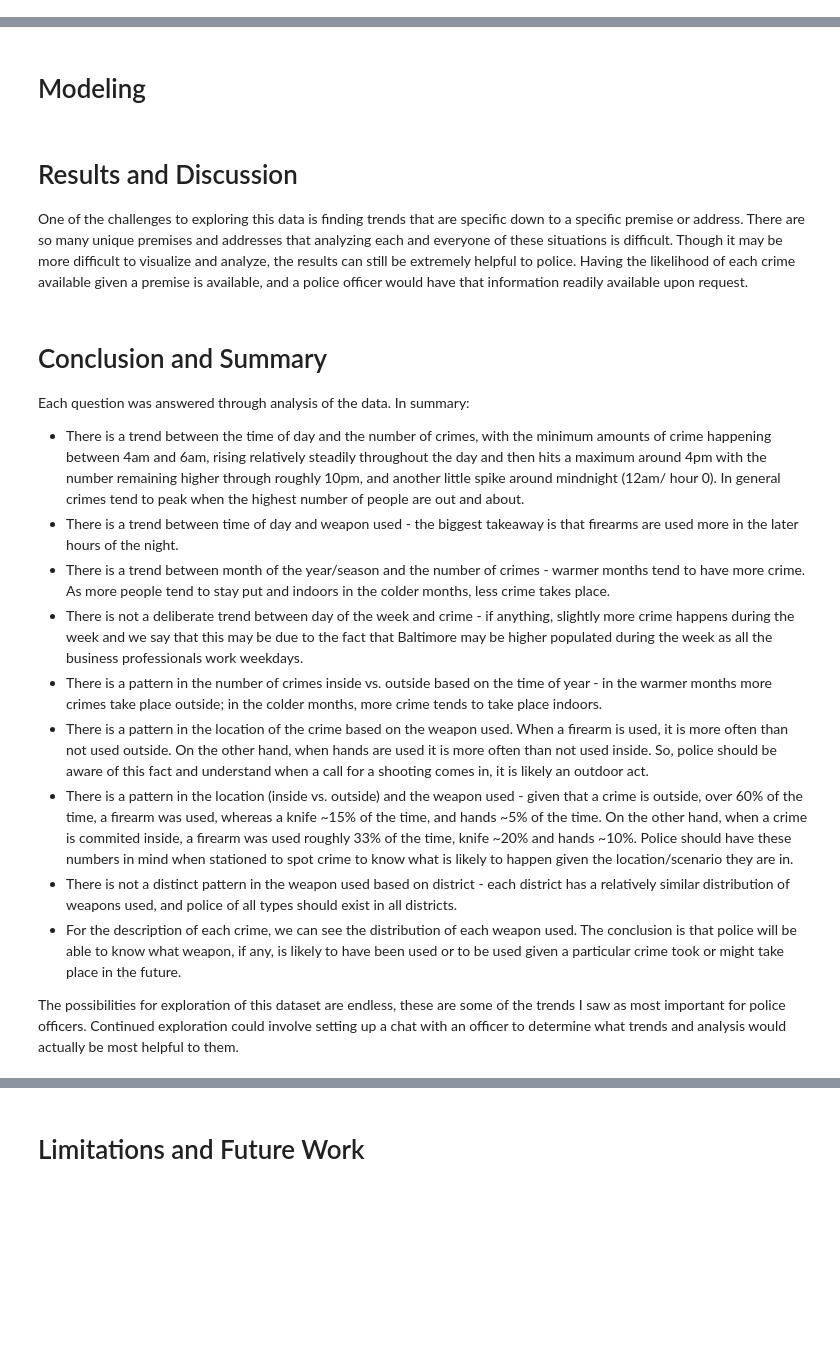
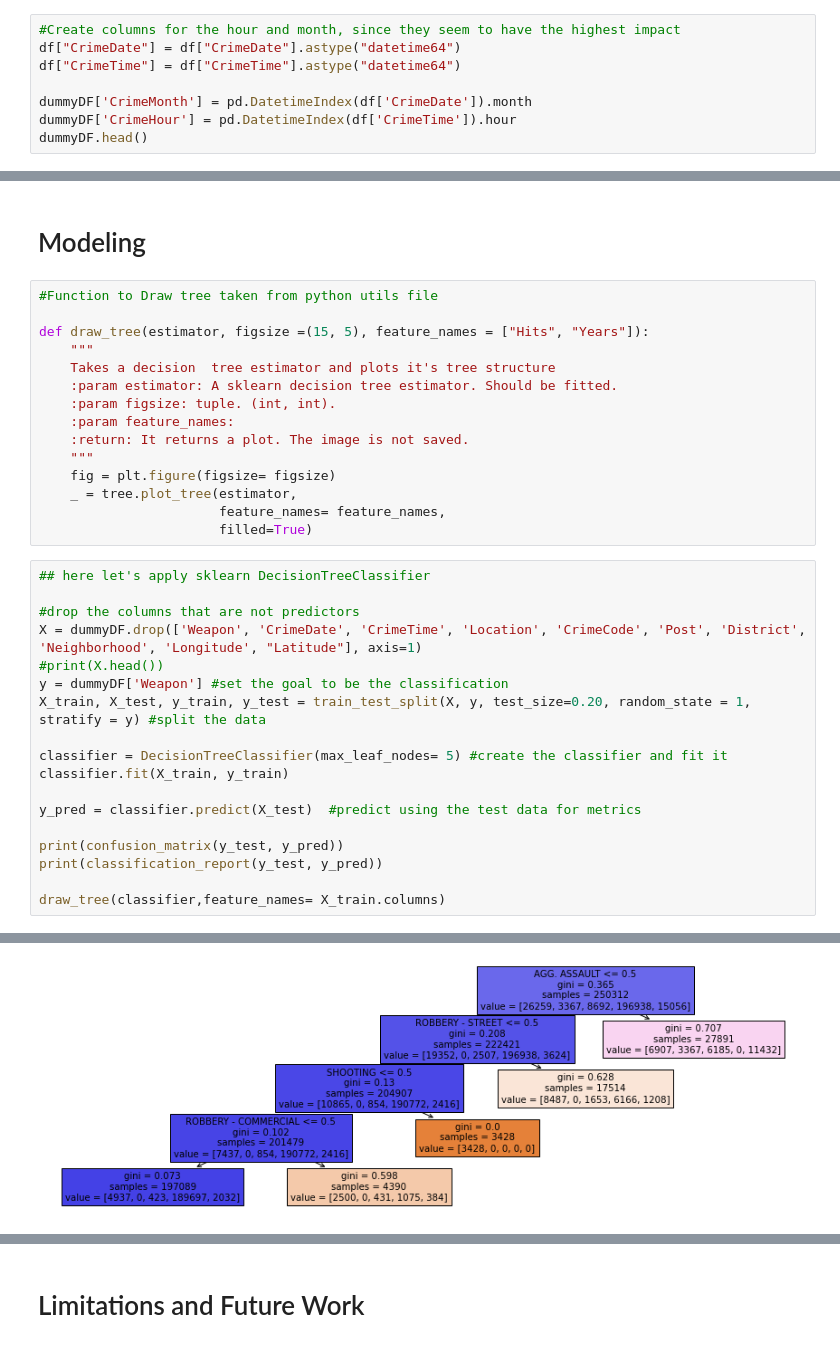
Before and after one commit to zvance1/predict-crime, a Jupyter notebook: notebooks/technical_report.ipynb, the cells around one changed output, grey strips where cells are left out. Saved outputs shown, nothing was run; the diff lists cells and outputs as text; blank space fills up the shorter version.

```diff
--- a/notebooks/technical_report.ipynb
+++ b/notebooks/technical_report.ipynb
@@ -313,0 +348,8 @@ To get the data ready to use in the models I will do some feature engineering fi
+# %%
+#Create columns for the hour and month, since they seem to have the highest impact
+df["CrimeDate"] = df["CrimeDate"].astype("datetime64")
+df["CrimeTime"] = df["CrimeTime"].astype("datetime64")
+
+dummyDF['CrimeMonth'] = pd.DatetimeIndex(df['CrimeDate']).month
+dummyDF['CrimeHour'] = pd.DatetimeIndex(df['CrimeTime']).hour
+dummyDF.head()
@@ -314,21 +366,36 @@ To get the data ready to use in the models I will do some feature engineering fi
 # %% [markdown]
 # Modeling
-# %% [markdown]
-# Results and Discussion
-
-One of the challenges to exploring this data is finding trends that are specific down to a specific premise or address.  There are so many unique premises and addresses that analyzing each and everyone of these situations is difficult.  Though it may be more difficult to visualize and analyze, the results can still be extremely helpful to police.  Having the likelihood of each crime available given a premise is available, and a police officer would have that information readily available upon request.
-# %% [markdown]
-# Conclusion and Summary
-
-Each question was answered through analysis of the data. In summary:
-* There is a trend between the time of day and the number of crimes, with the minimum amounts of crime happening between 4am and 6am, rising relatively steadily throughout the day and then hits a maximum around 4pm with the number remaining higher through roughly 10pm, and another little spike around mindnight (12am/ hour 0).  In general crimes tend to peak when the highest number of people are out and about.
-* There is a trend between time of day and weapon used - the biggest takeaway is that firearms are used more in the later hours of the night.
-* There is a trend between month of the year/season and the number of crimes - warmer months tend to have more crime.  As more people tend to stay put and indoors in the colder months, less crime takes place.
-* There is not a deliberate trend between day of the week and crime - if anything, slightly more crime happens during the week and we say that this may be due to the fact that Baltimore may be higher populated during the week as all the business professionals work weekdays.
-* There is a pattern in the number of crimes inside vs. outside based on the time of year - in the warmer months more crimes take place outside; in the colder months, more crime tends to take place indoors.
-* There is a pattern in the location of the crime based on the weapon used. When a firearm is used, it is more often than not used outside. On the other hand, when hands are used it is more often than not used inside.  So, police should be aware of this fact and understand when a call for a shooting comes in, it is likely an outdoor act.
-* There is a pattern in the location (inside vs. outside) and the weapon used - given that a crime is outside, over 60% of the time, a firearm was used, whereas a knife ~15% of the time, and hands ~5% of the time. On the other hand, when a crime is commited inside, a firearm was used roughly 33% of the time, knife ~20% and hands ~10%. Police should have these numbers in mind when stationed to spot crime to know what is likely to happen given the location/scenario they are in.
-* There is not a distinct pattern in the weapon used based on district - each district has a relatively similar distribution of weapons used, and police of all types should exist in all districts.
-* For the description of each crime, we can see the distribution of each weapon used.  The conclusion is that police will be able to know what weapon, if any, is likely to have been used or to be used given a particular crime took or might take place in the future.
-
-The possibilities for exploration of this dataset are endless, these are some of the trends I saw as most important for police officers.  Continued exploration could involve setting up a chat with an officer to determine what trends and analysis would actually be most helpful to them.
+# %%
+#Function to Draw tree taken from python utils file
+
+def draw_tree(estimator, figsize =(15, 5), feature_names = ["Hits", "Years"]):
+    """
+    Takes a decision  tree estimator and plots it's tree structure
+    :param estimator: A sklearn decision tree estimator. Should be fitted.
+    :param figsize: tuple. (int, int).
+    :param feature_names:
+    :return: It returns a plot. The image is not saved.
+    """
+    fig = plt.figure(figsize= figsize)
+    _ = tree.plot_tree(estimator,
+                       feature_names= feature_names,
+                       filled=True)
+# %%
+## here let's apply sklearn DecisionTreeClassifier
+
+#drop the columns that are not predictors
+X = dummyDF.drop(['Weapon', 'CrimeDate', 'CrimeTime', 'Location', 'CrimeCode', 'Post', 'District', 'Neighborhood', 'Longitude', "Latitude"], axis=1)
+#print(X.head())
+y = dummyDF['Weapon'] #set the goal to be the classification
+X_train, X_test, y_train, y_test = train_test_split(X, y, test_size=0.20, random_state = 1, stratify = y) #split the data
+
+classifier = DecisionTreeClassifier(max_leaf_nodes= 5) #create the classifier and fit it
+classifier.fit(X_train, y_train)
+
+y_pred = classifier.predict(X_test)  #predict using the test data for metrics
+
+print(confusion_matrix(y_test, y_pred))
+print(classification_report(y_test, y_pred))
+
+draw_tree(classifier,feature_names= X_train.columns)
+# %% [output]
@@ -334,0 +418 @@ The possibilities for exploration of this dataset are endless, these are some of
+[figure, added]
```
Also changed, not shown: parts of 38 cells of this notebook, 3 other files.
